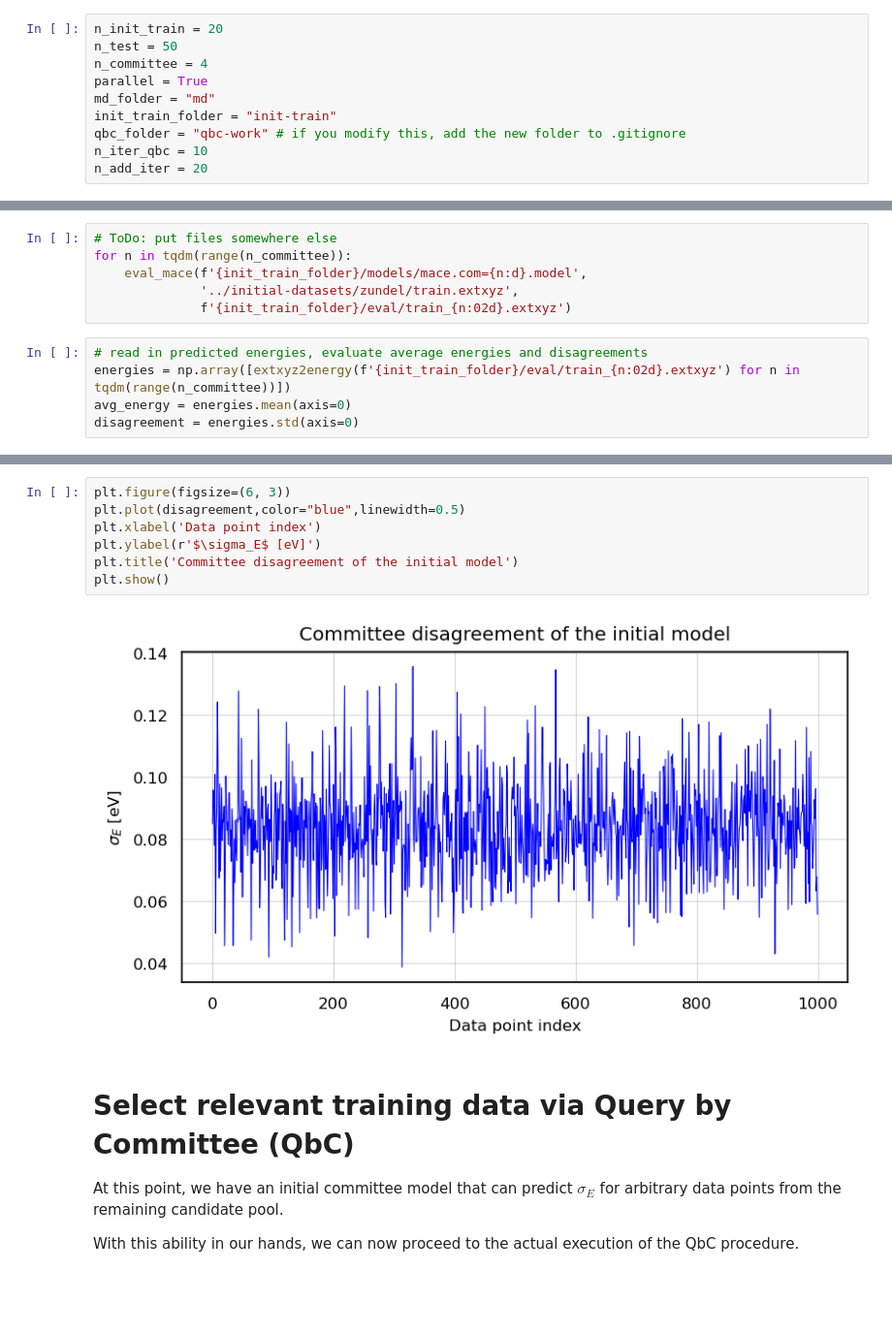
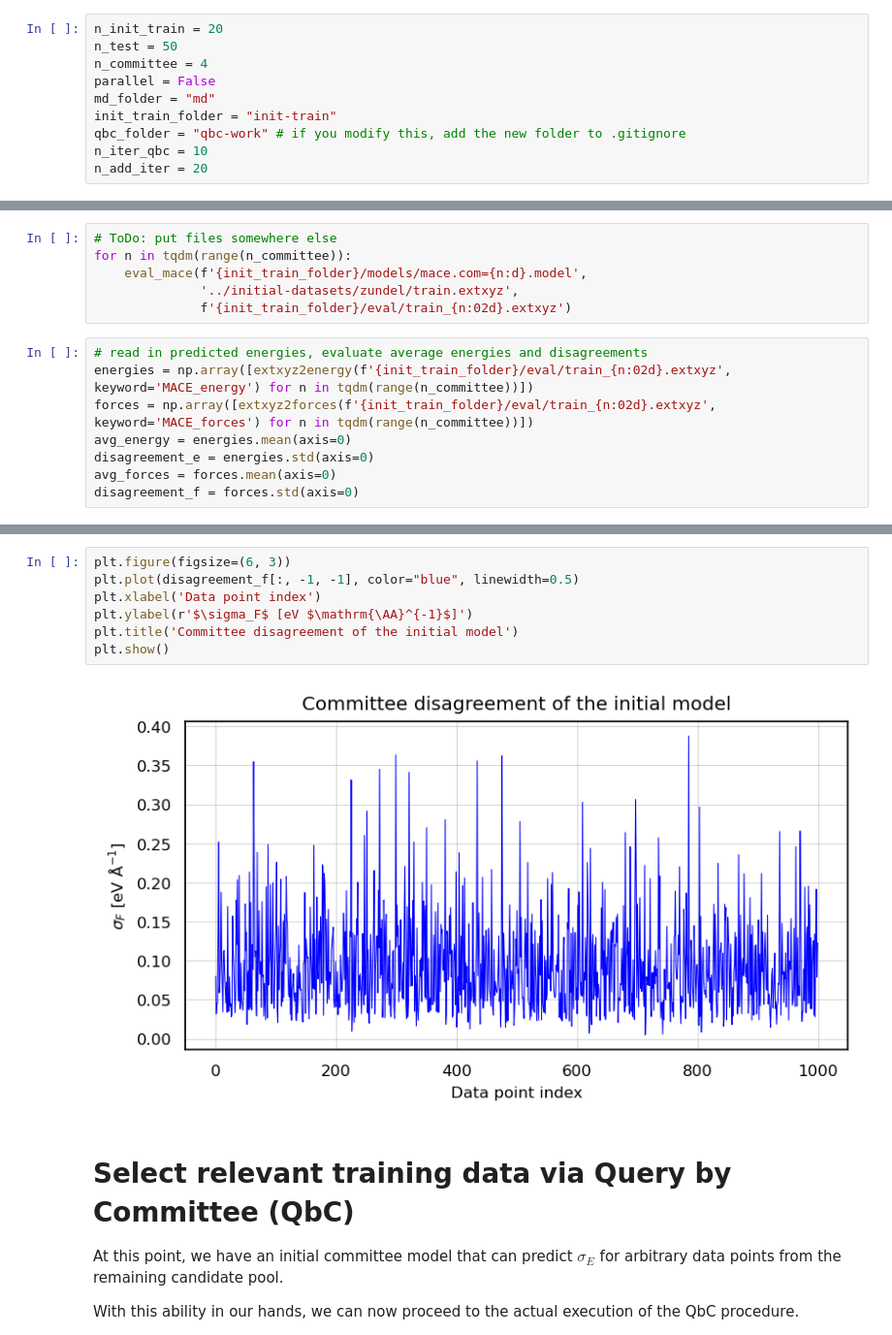
Before and after one commit to sabia-group/AL-tutorial, a Jupyter notebook: notebooks/tutorial.ipynb, the cells around one changed output, grey strips where cells are left out. Shown at 97% size. Drawn from its saved outputs; the diff is of its cells as text; blank space fills up the shorter version.

Commit message:
Transferring to sigma-force

```diff
--- a/notebooks/tutorial.ipynb
+++ b/notebooks/tutorial.ipynb
@@ -53,7 +54,7 @@ display(Image(filename='../initial-datasets/zundel/zundel.png'))
 n_init_train = 20
 n_test = 50
 n_committee = 4
-parallel = True
+parallel = False
 md_folder = "md"
 init_train_folder = "init-train"
 qbc_folder = "qbc-work" # if you modify this, add the new folder to .gitignore
@@ -238,9 +265,12 @@ for n in tqdm(range(n_committee)):
               f'{init_train_folder}/eval/train_{n:02d}.extxyz')
 # %%
 # read in predicted energies, evaluate average energies and disagreements
-energies = np.array([extxyz2energy(f'{init_train_folder}/eval/train_{n:02d}.extxyz') for n in tqdm(range(n_committee))])
+energies = np.array([extxyz2energy(f'{init_train_folder}/eval/train_{n:02d}.extxyz', keyword='MACE_energy') for n in tqdm(range(n_committee))])
+forces = np.array([extxyz2forces(f'{init_train_folder}/eval/train_{n:02d}.extxyz', keyword='MACE_forces') for n in tqdm(range(n_committee))])
 avg_energy = energies.mean(axis=0)
-disagreement = energies.std(axis=0)
+disagreement_e = energies.std(axis=0)
+avg_forces = forces.mean(axis=0)
+disagreement_f = forces.std(axis=0)
 # %%
 plt.figure(figsize=(6, 3))
 for n, e in enumerate(energies):
@@ -256,12 +298,12 @@ plt.show()
 # %%
 plt.figure(figsize=(6, 3))
-plt.plot(disagreement,color="blue",linewidth=0.5)
+plt.plot(disagreement_f[:, -1, -1], color="blue", linewidth=0.5)
 plt.xlabel('Data point index')
-plt.ylabel(r'$\sigma_E$ [eV]')
+plt.ylabel(r'$\sigma_F$ [eV $\mathrm{\AA}^{-1}$]')
 plt.title('Committee disagreement of the initial model')
 plt.show()
 # %% [output]
-[figure, old version]
+[figure, new version]
 # %% [markdown]
 # Select relevant training data via Query by Committee (QbC)
 
```
Also changed, not shown: parts of 12 cells of this notebook, 1 other file.
